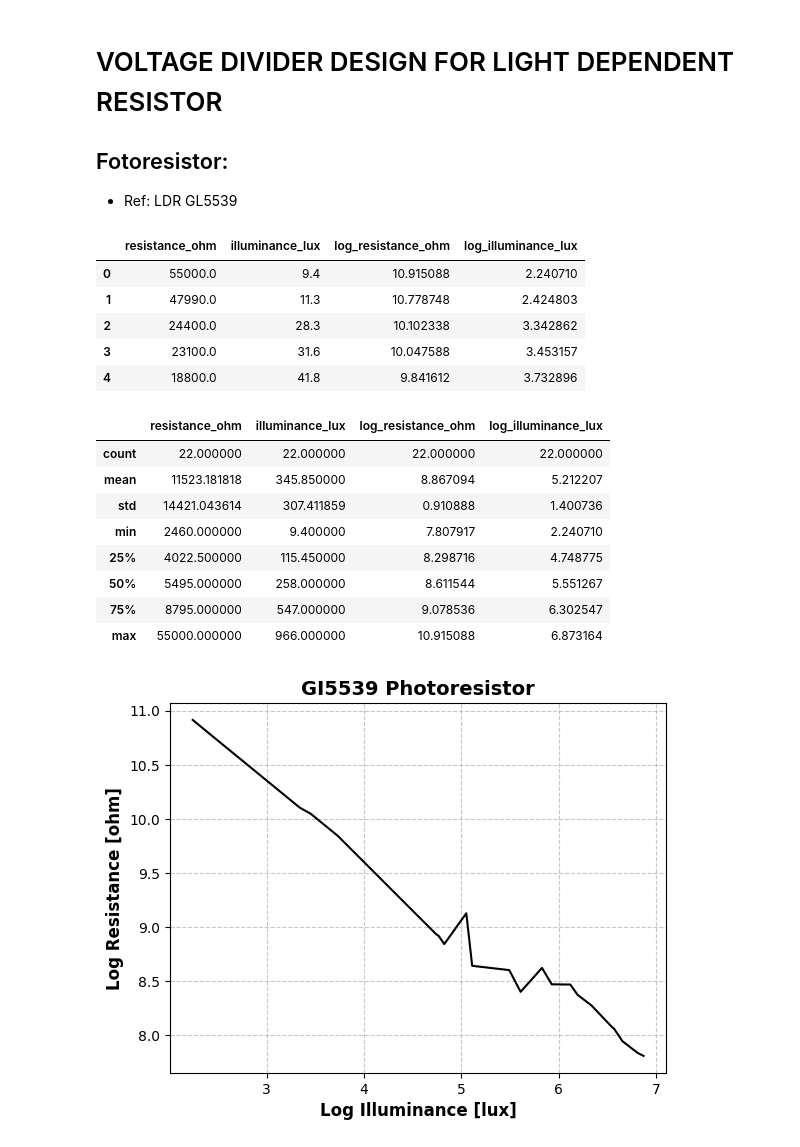
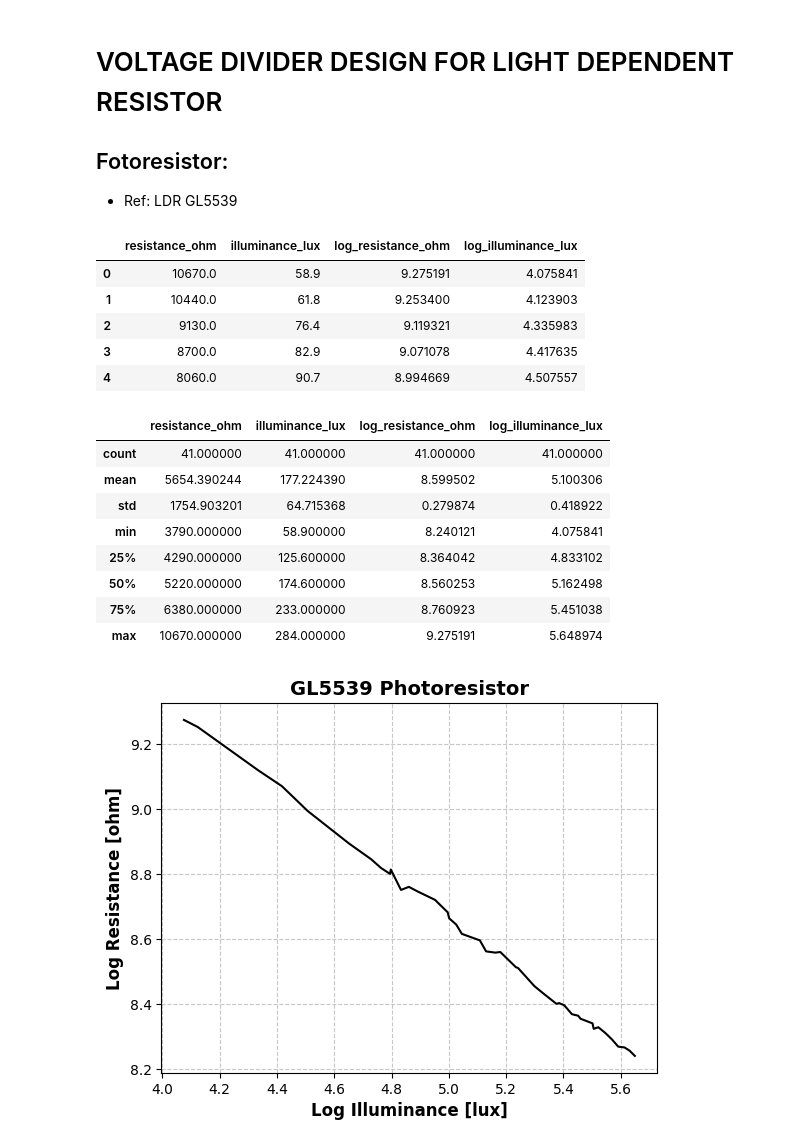
Before and after one commit to JMTamayo/ldr-design, a Jupyter notebook: voltage_divider_design.ipynb, the cells around one changed output. Saved outputs shown, nothing was run; the diff lists cells and outputs as text; code cells hidden in the pictures.

```diff
--- a/voltage_divider_design.ipynb
+++ b/voltage_divider_design.ipynb
@@ -7,6 +7,9 @@
 # Define the path to the sample data file:
 
 SAMPLE_DATA_FILE_PATH: str = "data/LDR_GL5539.csv"
+
+MIN_ILLUMINANCE_LUX: float = 50
+MAX_ILLUMINANCE_LUX: float = 600
 # %%
 # Import modules:
 
@@ -16,38 +19,44 @@ import matplotlib.pyplot as plt
 # %%
 # Read the sample data:
 
 sample_data_df: pd.DataFrame = pd.read_csv(
     SAMPLE_DATA_FILE_PATH,
     sep=",",
     dtype={"illuminance_lux": float, "resistance_ohm": float},
 )
 sample_data_df.sort_values(by="illuminance_lux", inplace=True)
 
 sample_data_df["log_resistance_ohm"] = np.log(sample_data_df["resistance_ohm"])
 sample_data_df["log_illuminance_lux"] = np.log(sample_data_df["illuminance_lux"])
 
+# Select the data between MIN_ILLUMINANCE_LUX and MAX_ILLUMINANCE_LUX:
+sample_data_df = sample_data_df[
+    (sample_data_df["illuminance_lux"] >= MIN_ILLUMINANCE_LUX)
+    & (sample_data_df["illuminance_lux"] <= MAX_ILLUMINANCE_LUX)
+]
+
 sample_data_df.head()
 # %% [output]
 |  | resistance_ohm | illuminance_lux | log_resistance_ohm | log_illuminance_lux |
-| 0 | 55000.0 | 9.4 | 10.915088 | 2.240710 |
-| 1 | 47990.0 | 11.3 | 10.778748 | 2.424803 |
-| 2 | 24400.0 | 28.3 | 10.102338 | 3.342862 |
-| 3 | 23100.0 | 31.6 | 10.047588 | 3.453157 |
-| 4 | 18800.0 | 41.8 | 9.841612 | 3.732896 |
+| 0 | 10670.0 | 58.9 | 9.275191 | 4.075841 |
+| 1 | 10440.0 | 61.8 | 9.253400 | 4.123903 |
+| 2 | 9130.0 | 76.4 | 9.119321 | 4.335983 |
+| 3 | 8700.0 | 82.9 | 9.071078 | 4.417635 |
+| 4 | 8060.0 | 90.7 | 8.994669 | 4.507557 |
 # %%
 # Describe the sample data:
 
 sample_data_df.describe()
 # %% [output]
 |  | resistance_ohm | illuminance_lux | log_resistance_ohm | log_illuminance_lux |
-| count | 22.000000 | 22.000000 | 22.000000 | 22.000000 |
-| mean | 11523.181818 | 345.850000 | 8.867094 | 5.212207 |
-| std | 14421.043614 | 307.411859 | 0.910888 | 1.400736 |
-| min | 2460.000000 | 9.400000 | 7.807917 | 2.240710 |
-| 25% | 4022.500000 | 115.450000 | 8.298716 | 4.748775 |
-| 50% | 5495.000000 | 258.000000 | 8.611544 | 5.551267 |
-| 75% | 8795.000000 | 547.000000 | 9.078536 | 6.302547 |
-| max | 55000.000000 | 966.000000 | 10.915088 | 6.873164 |
+| count | 41.000000 | 41.000000 | 41.000000 | 41.000000 |
+| mean | 5654.390244 | 177.224390 | 8.599502 | 5.100306 |
+| std | 1754.903201 | 64.715368 | 0.279874 | 0.418922 |
+| min | 3790.000000 | 58.900000 | 8.240121 | 4.075841 |
+| 25% | 4290.000000 | 125.600000 | 8.364042 | 4.833102 |
+| 50% | 5220.000000 | 174.600000 | 8.560253 | 5.162498 |
+| 75% | 6380.000000 | 233.000000 | 8.760923 | 5.451038 |
+| max | 10670.000000 | 284.000000 | 9.275191 | 5.648974 |
 # %%
 # Plot the raw data:
 
@@ -59,10 +68,10 @@ plt.plot(
 plt.grid(True, linestyle="--", alpha=0.7)
 plt.xlabel("Log Illuminance [lux]", fontsize=12, color="black", fontweight="bold")
 plt.ylabel("Log Resistance [ohm]", fontsize=12, color="black", fontweight="bold")
-plt.title("GI5539 Photoresistor", fontsize=14, color="black", fontweight="bold")
+plt.title("GL5539 Photoresistor", fontsize=14, color="black", fontweight="bold")
 plt.show()
 # %% [output]
-[figure, old version]
+[figure, new version]
 # %%
 # Linear regression:
 
```
Also changed, not shown: parts of 10 cells of this notebook, 2 other files.
